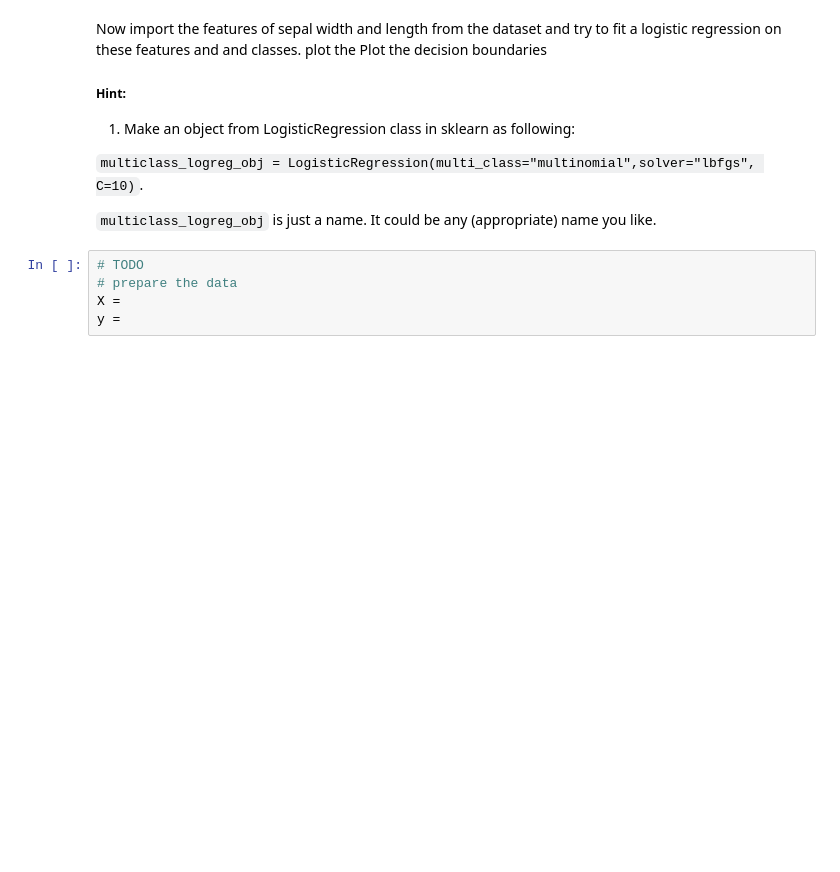
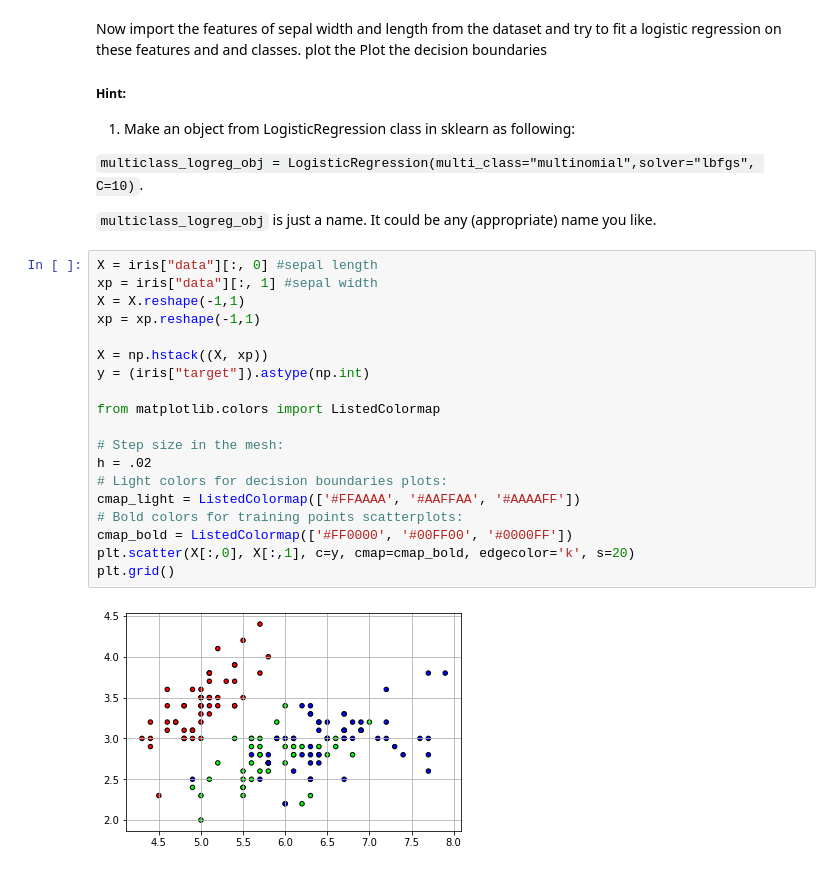
Before and after one commit to RakNoel/INF264, a Jupyter notebook: Ex2/LinearModels_ex2.ipynb, the cells around one changed output. Cells and saved outputs as stored; diff of their text form; blank space fills up the shorter version.

```diff
--- a/Ex2/LinearModels_ex2.ipynb
+++ b/Ex2/LinearModels_ex2.ipynb
@@ -582,9 +608,25 @@ Now import the features of sepal width and length from the dataset and try to fi
 `multiclass_logreg_obj = LogisticRegression(multi_class="multinomial",solver="lbfgs", C=10)`.
 
 `multiclass_logreg_obj` is just a name. It could be any (appropriate) name you like.
-# %%
-# TODO
-# prepare the data
-X =
-y =
+# %%
+X = iris["data"][:, 0] #sepal length
+xp = iris["data"][:, 1] #sepal width
+X = X.reshape(-1,1)
+xp = xp.reshape(-1,1)
+
+X = np.hstack((X, xp))
+y = (iris["target"]).astype(np.int)
+
+from matplotlib.colors import ListedColormap
+
+# Step size in the mesh:
+h = .02
+# Light colors for decision boundaries plots:
+cmap_light = ListedColormap(['#FFAAAA', '#AAFFAA', '#AAAAFF'])
+# Bold colors for training points scatterplots:
+cmap_bold = ListedColormap(['#FF0000', '#00FF00', '#0000FF'])
+plt.scatter(X[:,0], X[:,1], c=y, cmap=cmap_bold, edgecolor='k', s=20)
+plt.grid()
+# %% [output]
+[figure, added]
 # %%
```
Also changed, not shown: parts of 8 cells of this notebook, 15 other files.
